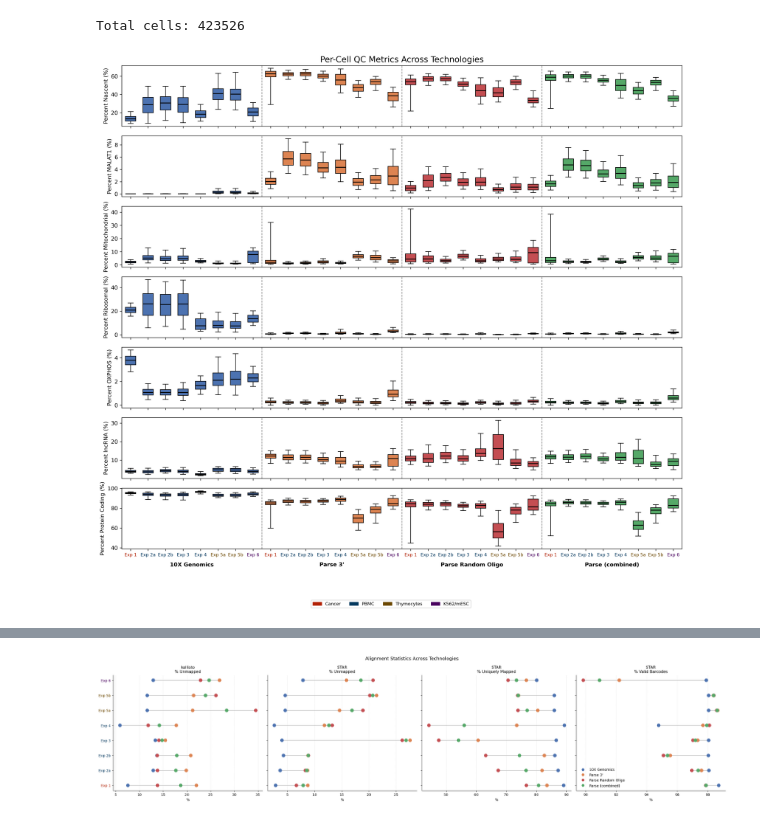
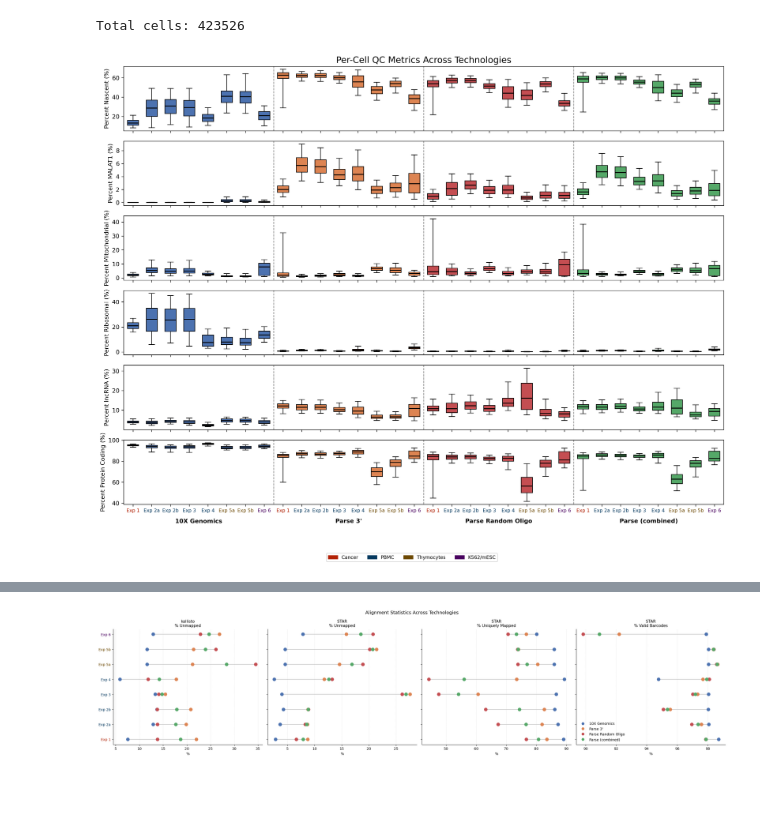
Before and after one commit to mcaskey6/10XvParse, a Jupyter notebook: Notebooks/Comparisons/boxplots.ipynb, the cells around one changed output, grey strips where cells are left out. Saved outputs shown, nothing was run; the diff lists cells and outputs as text; code cells hidden in the pictures; blank space fills up the shorter version.

```diff
--- a/Notebooks/Comparisons/boxplots.ipynb
+++ b/Notebooks/Comparisons/boxplots.ipynb
@@ -33,6 +37,13 @@ TISSUE_COLORS = {
     'Thymocytes':  "#6c4801",
     'K562/mESC':   "#49025F",
 }
+
+# Genes extracted pre- and post-filter during the main loading pass
+GENES_TO_TRACK = ['HBB', 'HBA1', 'HBA2']
+
+# Filtered AnnData cache — avoids re-reading h5ad files for downstream plots
+CACHE_DIR = PROJECT_DIR / 'Data' / '.cache'
+CACHE_DIR.mkdir(exist_ok=True)
 # %%
 SAMPLES = [
     {
@@ -40,7 +51,6 @@ SAMPLES = [
         'species': 'human', 'tissue': 'Cancer',
         'tenx_assay': '10x',    'parse_assay': 'parse',
         'tenx_type': '',
-        'malat1_gene': 'MALAT1',
         'cutoffs': {'10x': 1000, 'polyT': 400, 'randO': 400, 'parse': 400},
     },
     {
@@ -48,7 +58,6 @@ SAMPLES = [
         'species': 'human', 'tissue': 'PBMC',
         'tenx_assay': '10x_H1', 'parse_assay': 'parse_H1',
         'tenx_type': '',
-        'malat1_gene': 'MALAT1',
         'cutoffs': {'10x': 600, 'polyT': 900, 'randO': 900, 'parse': 900},
     },
     {
@@ -56,7 +65,6 @@ SAMPLES = [
         'species': 'human', 'tissue': 'PBMC',
         'tenx_assay': '10x_H2', 'parse_assay': 'parse_H2',
         'tenx_type': '',
-        'malat1_gene': 'MALAT1',
         'cutoffs': {'10x': 900, 'polyT': 900, 'randO': 900, 'parse': 900},
     },
     {
@@ -64,7 +72,6 @@ SAMPLES = [
         'species': 'human', 'tissue': 'PBMC',
         'tenx_assay': '10x',    'parse_assay': 'parse',
         'tenx_type': '',
-        'malat1_gene': 'MALAT1',
         'cutoffs': {'10x': 300, 'polyT': 300, 'randO': 300, 'parse': 300},
     },
     {
@@ -72,7 +79,6 @@ SAMPLES = [
         'species': 'human', 'tissue': 'PBMC',
         'tenx_assay': '10x',    'parse_assay': 'parse',
         'tenx_type': '',
-        'malat1_gene': 'MALAT1',
         'cutoffs': {'10x': 2000, 'polyT': 900, 'randO': 900, 'parse': 900},
     },
     {
@@ -80,7 +86,6 @@ SAMPLES = [
         'species': 'mouse', 'tissue': 'Thymocytes',
         'tenx_assay': '10x',    'parse_assay': 'parse',
         'tenx_type': 'standard',
-        'malat1_gene': 'Malat1',
         'cutoffs': {'10x': 1000, 'polyT': 400, 'randO': 400, 'parse': 400},
     },
     {
@@ -88,7 +93,6 @@ SAMPLES = [
         'species': 'mouse', 'tissue': 'Thymocytes',
         'tenx_assay': '10x',    'parse_assay': 'parse_mini',
         'tenx_type': 'mini',
-        'malat1_gene': 'Malat1',
         'cutoffs': {'10x': 600, 'polyT': 300, 'randO': 300, 'parse': 300},
     },
     {
@@ -96,7 +100,6 @@ SAMPLES = [
         'species': 'human_mouse', 'tissue': 'K562/mESC',
         'tenx_assay': '10x',    'parse_assay': 'parse',
         'tenx_type': '',
-        'malat1_gene': ['HUMAN_MALAT1', 'MOUSE_Malat1'],
         'cutoffs': {'10x': 1000, 'polyT': 300, 'randO': 300, 'parse': 300},
     },
 ]
@@ -209,12 +251,14 @@ def load_sample(sample):
 # %%
 all_dfs, all_stats = [], []
 pseudobulk_data = {}
+gene_count_data = {}
 for s in SAMPLES:
     print(f"Loading {s['label']}...")
-    sample_df, sample_stats, sample_pb = load_sample(s)
+    sample_df, sample_stats, sample_pb, sample_genes = load_sample(s, genes_to_track=GENES_TO_TRACK)
     all_dfs.append(sample_df)
     all_stats.extend(sample_stats)
     pseudobulk_data[s['label']] = sample_pb
+    gene_count_data[s['label']] = sample_genes
 
 df = pd.concat(all_dfs, ignore_index=True)
 stats_df = pd.DataFrame(all_stats)
@@ -235,7 +279,6 @@ METRICS = [
     ('percent_malat1',  'Percent MALAT1 (%)'),
     ('percent_mito',    'Percent Mitochondrial (%)'),
     ('percent_ribo',    'Percent Ribosomal (%)'),
-    ('percent_oxphos',  'Percent OXPHOS (%)'),
     ('percent_lnc',     'Percent lncRNA (%)'),
     ('percent_pc',      'Percent Protein Coding (%)'),
 ]
@@ -261,34 +304,34 @@ for ax, (metric, ylabel) in zip(axes, METRICS):
     for i, patch in enumerate(bp['boxes']):
         patch.set_facecolor(COLORS[TECHS[i // n_samples]])
 
     for t in range(1, len(TECHS)):
         ax.axvline(x=t * n_samples - 0.5, color='gray', linestyle='--', linewidth=1)
 
     ax.set_ylabel(ylabel)
 
 # Experiment name tick labels (no tech)
 axes[-1].set_xticks(range(len(x_order)))
 axes[-1].set_xticklabels(display_labels, fontsize=8)
 for tick_idx, tick in enumerate(axes[-1].get_xticklabels()):
     tick.set_color(TISSUE_COLORS[SAMPLES[tick_idx % n_samples]['tissue']])
 
 # Centered technology group labels below the tick labels
 for t_idx, tech in enumerate(TECHS):
     center = t_idx * n_samples + (n_samples - 1) / 2
     axes[-1].text(center, -0.22, TECH_LABELS[tech], ha='center', va='top',
                   fontsize=10, fontweight='bold', color='black',
                   transform=axes[-1].get_xaxis_transform())
 
 legend_handles = [mpatches.Patch(color=TISSUE_COLORS[t], label=t) for t in TISSUE_COLORS]
 axes[0].set_title('Per-Cell QC Metrics Across Technologies', fontsize=15)
 
 fig.subplots_adjust(bottom=0.12)
 fig.tight_layout(rect=[0, 0.06, 1, 1])
 fig.legend(handles=legend_handles, loc='lower center', ncol=len(TISSUE_COLORS), fontsize=8, bbox_to_anchor=(0.5, -0.01))
 
 plt.show()
 # %% [output]
-[figure, old version]
+[figure, new version]
 # %%
 rows = []
 for tech in TECHS:
```
Also changed, not shown: parts of 7 cells of this notebook, 27 other files.
